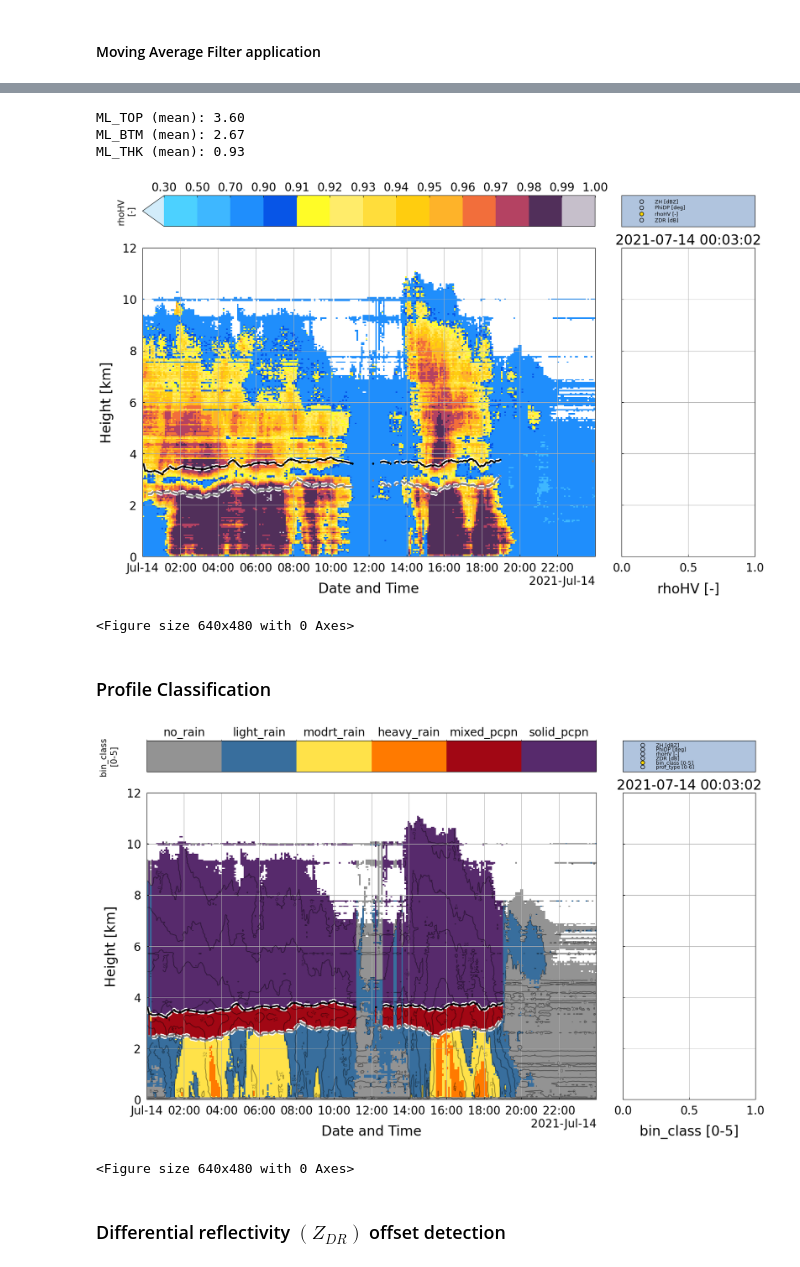
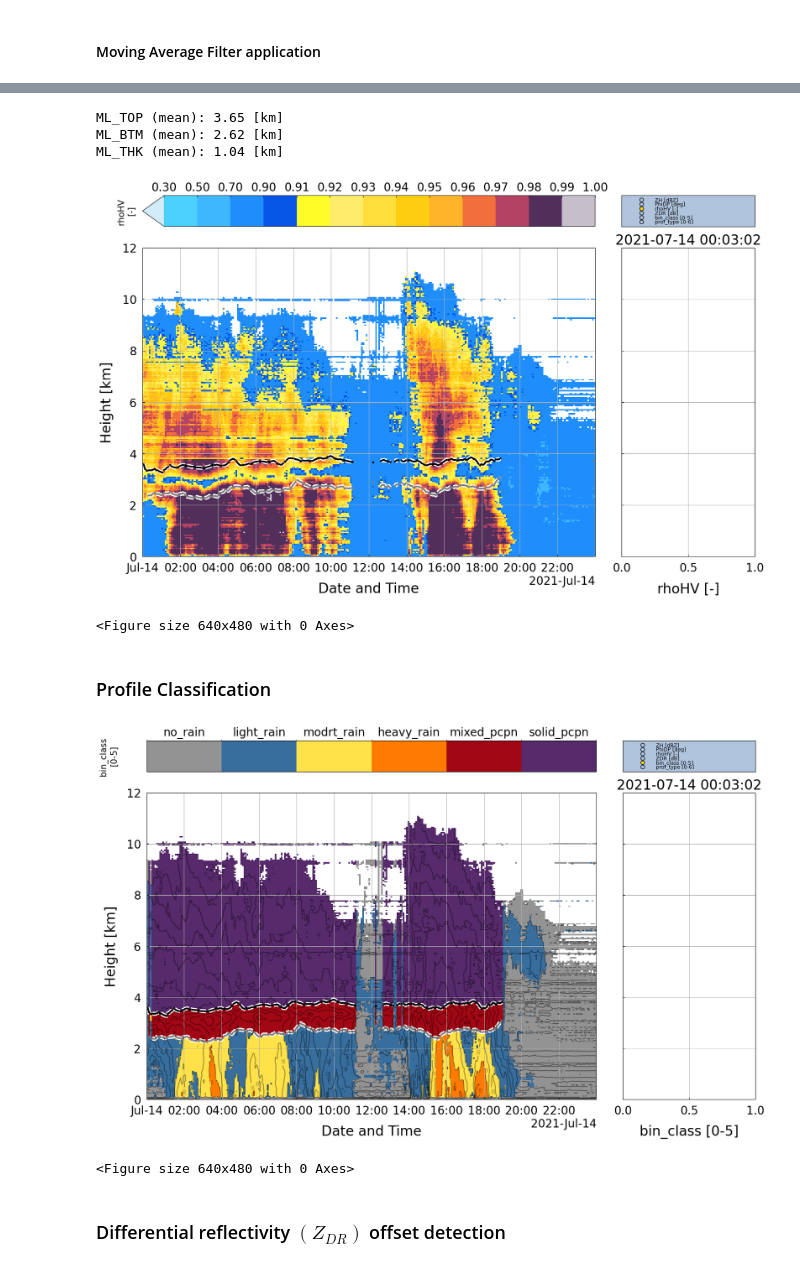
Before and after one commit to enchilaDaSzen/unibonnpd, a Jupyter notebook: radar/qvps/profs_mlcal.ipynb, the cells around one changed output, grey strips where cells are left out. Cells and saved outputs as stored; diff of their text form; code cells hidden in the pictures.

```diff
--- a/radar/qvps/profs_mlcal.ipynb
+++ b/radar/qvps/profs_mlcal.ipynb
@@ -211,14 +210,17 @@ for cnt, i in enumerate(rmlyr2):
     if i.ml_top <= 0:
         i.ml_top = np.nan
     if i.ml_bottom <= 0.:
-        i.ml_bottom = 0.2
-        # i.ml_bottom = 0.0
-        # i.ml_bottom = np.nan
+        i.ml_bottom = 0.0
     if not extend_mlyr:
         if np.isnan(rmlyr[cnt].ml_top) and np.isnan(rmlyr[cnt].ml_bottom):
             i.ml_top = np.nan
             i.ml_bottom = np.nan
             i.thickness = np.nan
+     # Add 75 m to the top and bottom heights of the MLYR
+    nbinshtb = float(np.round(75/(qvps_res*1000)))
+    if ~np.isnan(rmlyr2[cnt].ml_top) and ~np.isnan(rmlyr2[cnt].ml_bottom):
+        i.ml_top += qvps_res*nbinshtb
+        i.ml_bottom -= qvps_res*nbinshtb
     # Remove unrealistic MLyrs
     if i.ml_thickness <= 0.5:
         i.ml_top = np.nan
@@ -228,11 +230,11 @@ for cnt, i in enumerate(rmlyr2):
     i.ml_thickness = i.ml_top - i.ml_bottom
 
 ml_top = [i.ml_top for i in rmlyr2]
-print(f'ML_TOP (mean): {np.nanmean(ml_top):.2f}')
+print(f'ML_TOP (mean): {np.nanmean(ml_top):.2f} [km]')
 ml_btm = [i.ml_bottom for i in rmlyr2]
-print(f'ML_BTM (mean): {np.nanmean(ml_btm):.2f}')
+print(f'ML_BTM (mean): {np.nanmean(ml_btm):.2f} [km]')
 ml_thk = [i.ml_thickness for i in rmlyr2]
-print(f'ML_THK (mean): {np.nanmean(ml_thk):.2f}')
+print(f'ML_THK (mean): {np.nanmean(ml_thk):.2f} [km]')
 
 tz = 'Europe/Berlin'
 htixlim = None
@@ -247,42 +249,43 @@ radexpvis = tp.datavis.rad_interactive.HTI_Int()
 radb.on_clicked(radexpvis.hzfunc)
 plt.tight_layout()
 # %% [output]
-ML_TOP (mean): 3.60
-ML_BTM (mean): 2.67
-ML_THK (mean): 0.93
+ML_TOP (mean): 3.65 [km]
+ML_BTM (mean): 2.62 [km]
+ML_THK (mean): 1.04 [km]
-[figure, old version]
+[figure, new version]
 <Figure size 640x480 with 0 Axes>
 # %% [markdown]
 ### Profile Classification
 # %%
-min_h = (0.075 if 'xpol' in RADAR_SITE
-         else (0.07 if DTWORK.year < 2021 else .1))
-rhohv_thr_r = (0.80 if 'xpol' in RADAR_SITE
-               else (0.80 if DTWORK.year < 2021 else 0.80))
+min_hkm = (0.075 if 'xpol' in RADAR_SITE
+           else (0.07 if DTWORK.year < 2021 else .1))
+rhohv_thr_r = 0.80
 rhohv_thr_p = (0.75 if 'xpol' in RADAR_SITE
                else (0.70 if DTWORK.year < 2021 else 0.75))
+
 zh_thr_lr = 0
 zh_thr_mr = 25
 zh_thr_hr = 35
 
-minbins_lr = (4 if 'xpol' in RADAR_SITE else (1 if DTWORK.year < 2021 else 4))
-minbins_mr = (5 if 'xpol' in RADAR_SITE else (2 if DTWORK.year < 2021 else 5))
-minbins_hr = (2 if 'xpol' in RADAR_SITE else (1 if DTWORK.year < 2021 else 2))
+minbins_lr = float(np.ceil(200/(qvps_res*1000)))
+minbins_mr = float(np.ceil(250/(qvps_res*1000)))
+minbins_hr = float(np.ceil(100/(qvps_res*1000)))
+
 for nprof, prf in enumerate(rprofs):
     rr = rmlyr2[nprof].ml_bottom
     mlt = rmlyr2[nprof].ml_top
     # Convective-Type (no MLYR)
     if np.isnan(rr):
         # Bins classification
-        prf_class = np.where((prf.georef['profiles_height [km]'] > min_h)
+        prf_class = np.where((prf.georef['profiles_height [km]'] > min_hkm)
                              & (prf.qvps['rhoHV [-]'] >= rhohv_thr_r)
                              & (prf.qvps['ZH [dBZ]'] >= zh_thr_lr), 1, 0)
         prf_class = np.where(
-            (prf.georef['profiles_height [km]'] > min_h)
+            (prf.georef['profiles_height [km]'] > min_hkm)
             & (prf.qvps['rhoHV [-]'] >= rhohv_thr_r)
             & (prf.qvps['ZH [dBZ]'] >= zh_thr_mr), 2, prf_class)
         prf_class = np.where(
-            (prf.georef['profiles_height [km]'] > min_h)
+            (prf.georef['profiles_height [km]'] > min_hkm)
             & (prf.qvps['rhoHV [-]'] >= rhohv_thr_r)
             & (prf.qvps['ZH [dBZ]'] >= zh_thr_hr), 3, prf_class)
         prf.qvps['bin_class [0-5]'] = np.zeros_like(
@@ -291,13 +294,11 @@ for nprof, prf in enumerate(rprofs):
         prf_class = prf.qvps['bin_class [0-5]']
         # Profile classification
         # TODO: improve by measuring the height of the rain in the QVPs
-        # if ((prf_class == 1).sum()*qvps_res) < 0.5:
         if ((prf_class == 0).sum()
                 / np.count_nonzero(~np.isnan(prf_class))) > 0.5:
             prf.pcp_type = 0
             prf.qvps['prof_type [0-6]'] = np.ones_like(
                 prf.qvps['ZH [dBZ]']) * prf.pcp_type
-        # elif (prf_class == 1).sum() > 1:
         else:
             prf.pcp_type = 1 + 3  # 4
             prf.qvps['prof_type [0-6]'] = np.ones_like(
@@ -313,28 +314,26 @@ for nprof, prf in enumerate(rprofs):
         prf.qvps['prof_type [0-6]'][np.isnan(prf.qvps['ZH [dBZ]'])] = np.nan
     else:
         # Bins classification
-        prf_class = np.where((prf.georef['profiles_height [km]'] >= min_h)
+        prf_class = np.where((prf.georef['profiles_height [km]'] >= min_hkm)
                              & (prf.georef['profiles_height [km]'] <= rr)
                              & (prf.qvps['rhoHV [-]'] >= rhohv_thr_r)
                              & (prf.qvps['ZH [dBZ]'] >= zh_thr_lr),
                              1, 0)
-        prf_class = np.where((prf.georef['profiles_height [km]'] >= min_h)
+        prf_class = np.where((prf.georef['profiles_height [km]'] >= min_hkm)
                              & (prf.georef['profiles_height [km]'] <= rr)
                              & (prf.qvps['rhoHV [-]'] >= rhohv_thr_r)
                              & (prf.qvps['ZH [dBZ]'] >= zh_thr_mr),
                              2, prf_class)
-        prf_class = np.where((prf.georef['profiles_height [km]'] >= min_h)
+        prf_class = np.where((prf.georef['profiles_height [km]'] >= min_hkm)
                              & (prf.georef['profiles_height [km]'] <= rr)
                              & (prf.qvps['rhoHV [-]'] >= rhohv_thr_r)
                              & (prf.qvps['ZH [dBZ]'] >= zh_thr_hr),
                              3, prf_class)
         prf_class = np.where((prf.georef['profiles_height [km]'] > rr)
-                             # & (prf.qvps['rhoHV [-]'] >= rhohv_thr_r)
                              & (prf.qvps['ZH [dBZ]'] >= zh_thr_lr)
                              & (prf.georef['profiles_height [km]'] <= mlt),
                              4, prf_class)
         prf_class = np.where((prf.georef['profiles_height [km]'] > mlt)
-                             # & (prf.qvps['ZH [dBZ]'] > zh_thr_lr),
                              & (prf.qvps['rhoHV [-]'] >= rhohv_thr_p),
                              5, prf_class)
         prf.qvps['bin_class [0-5]'] = np.zeros_like(
@@ -342,13 +341,11 @@ for nprof, prf in enumerate(rprofs):
         prf.qvps['bin_class [0-5]'][np.isnan(prf.qvps['ZH [dBZ]'])] = np.nan
         prf_class = prf.qvps['bin_class [0-5]']
         # Profile classification
-        # if ((prf_class == 1).sum()*qvps_res) < 0.5:
         if ((prf_class == 0).sum()
                 / np.count_nonzero(~np.isnan(prf_class))) > 0.5:
             prf.pcp_type = 0
             prf.qvps['prof_type [0-6]'] = np.ones_like(
                 prf.qvps['ZH [dBZ]']) * prf.pcp_type
-        # elif (prf_class == 1).sum() > 1:
         else:
             prf.pcp_type = 1
             prf.qvps['prof_type [0-6]'] = np.ones_like(
@@ -367,40 +364,39 @@ for nprof, prf in enumerate(rprofs):
     prf.qvps.pop('class [0-1]', None)
 
 v2p = 'bin_class [0-5]'
-# v2p = 'prof_type [0-6]'
 
 pbins_class = {'no_rain': 0.5, 'light_rain': 1.5, 'modrt_rain': 2.5,
                'heavy_rain': 3.5, 'mixed_pcpn': 4.5, 'solid_pcpn': 5.5}
 prof_type = {'NR': 0.5, 'LR [STR]': 1.5, 'MR [STR]': 2.5, 'HR [STR]': 3.5,
              'LR [CNV]': 4.5, 'MR [CNV]': 5.5, 'HR [CNV]': 6.5}
 
 
 if v2p == 'bin_class [0-5]':
     ptype = 'pseudo'
     ucmap = 'tpylsc_rad_model'
     cbticks = pbins_class
 elif v2p == 'prof_type [0-6]':
     ptype = 'pseudo'
     ucmap = 'coolwarm'
     ucmap = 'tpylsc_div_dbu_rd_r'
     ucmap = 'terrain'
     cbticks = prof_type
 
 radb = tp.datavis.rad_interactive.hti_base(rprofs, mlyrs=rmlyr2,
                                            var2plot=v2p, contourl='ZH [dBZ]',
                                            ptype=ptype, ucmap=ucmap,
                                            vars_bounds={'bin_class [0-5]':
                                                         (0, 6, 7),
                                                         'prof_type [0-6]':
                                                         (0, 7, 8)},
                                            cbticks=cbticks, tz=tz,
                                            htiylim=[0, 12], htixlim=htixlim,
                                            fig_size=(19.2, 11.4))
 radexpvis = tp.datavis.rad_interactive.HTI_Int()
 radb.on_clicked(radexpvis.hzfunc)
 plt.tight_layout()
 # %% [output]
-[figure, old version]
+[figure, new version]
 <Figure size 640x480 with 0 Axes>
 # %% [markdown]
 ### Differential reflectivity $(Z_{DR})$ offset detection
```
Also changed, not shown: parts of 11 cells of this notebook, 18 other files.
